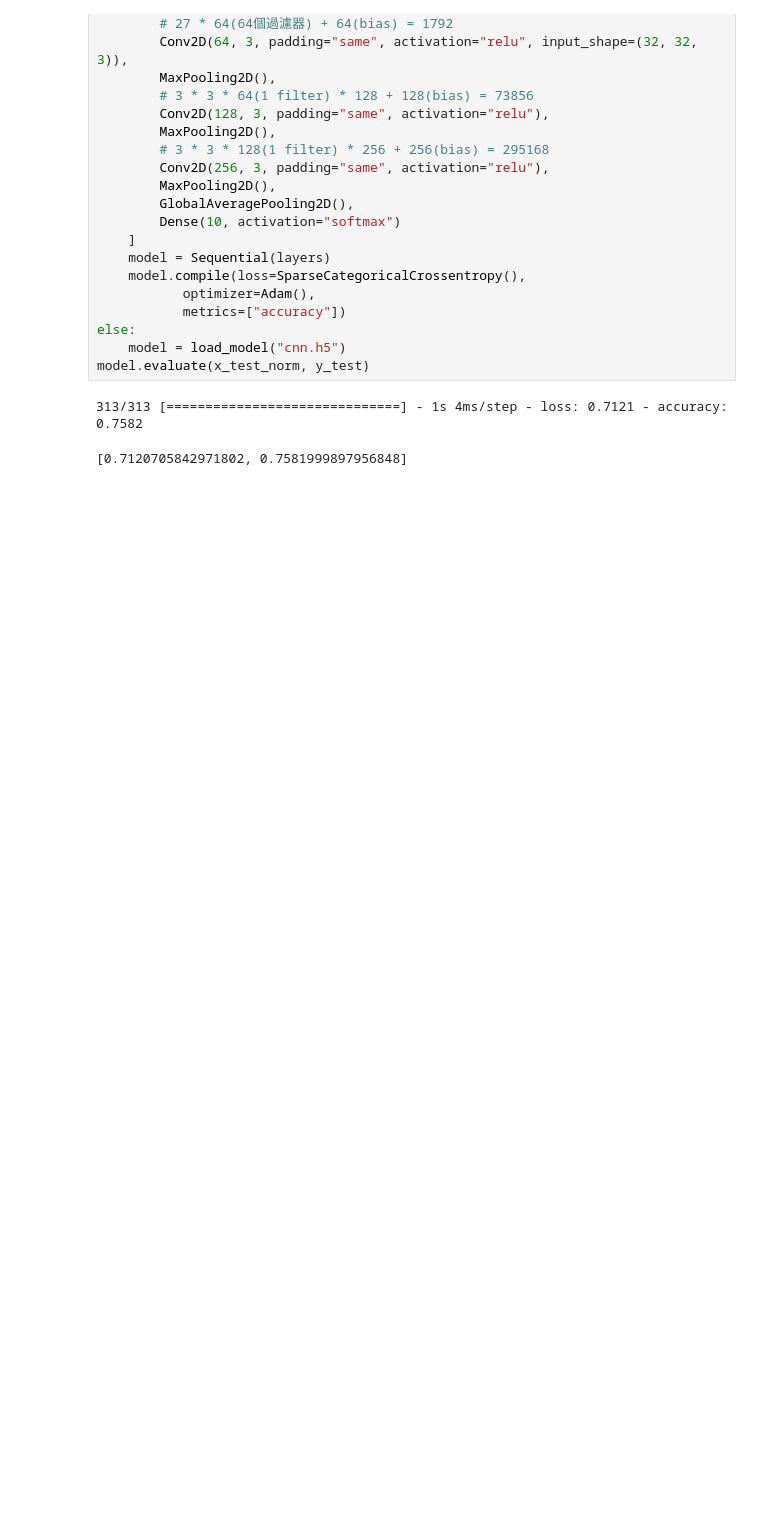
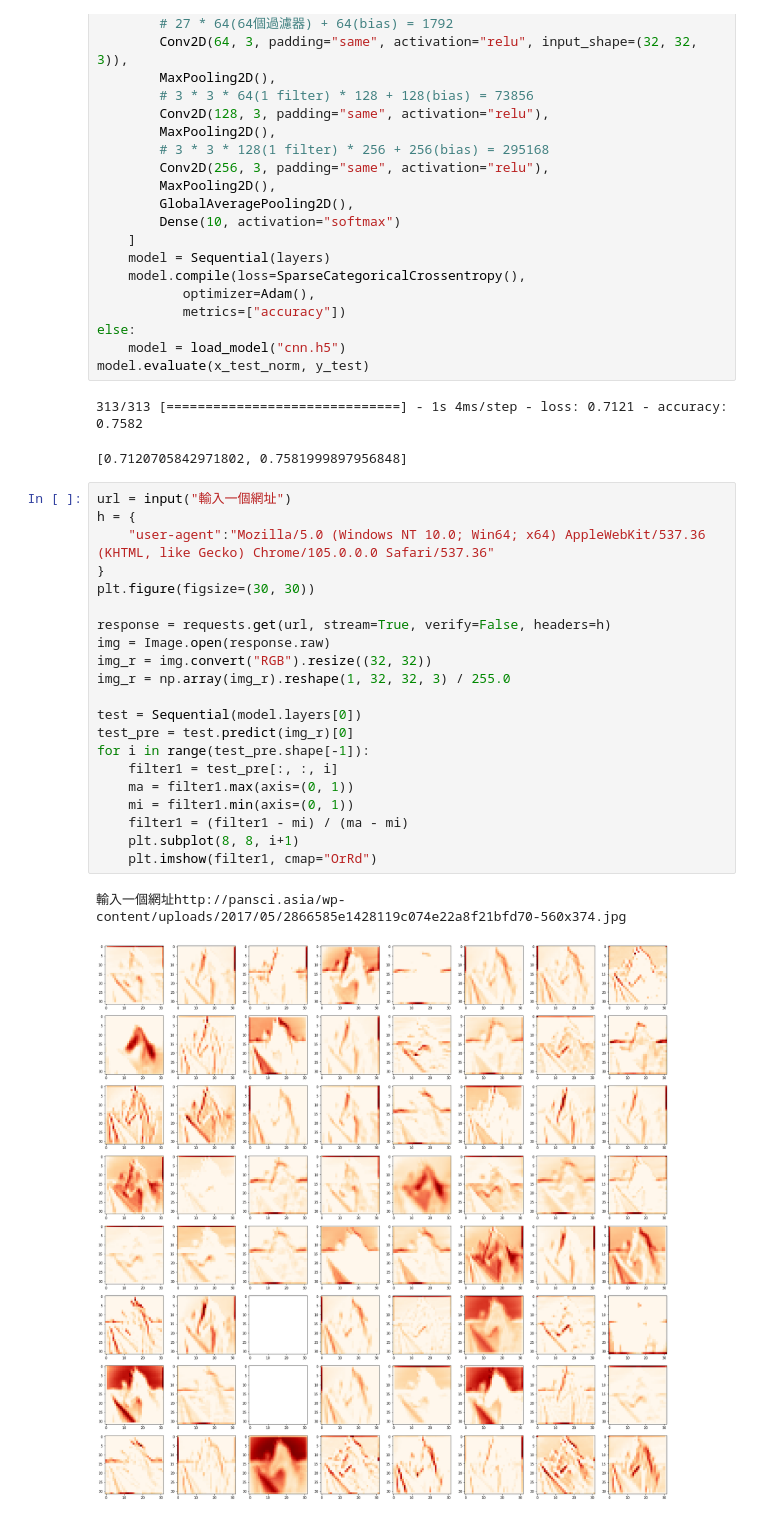
Before and after one commit to Elwing-Chou/tibaml0826, a Jupyter notebook: cnn.ipynb, the cells around one changed output. Drawn from its saved outputs; the diff is of its cells as text; blank space fills up the shorter version.

```diff
--- a/cnn.ipynb
+++ b/cnn.ipynb
@@ -300,3 +300,27 @@ model.evaluate(x_test_norm, y_test)
 # %% [output]
 313/313 [==============================] - 1s 4ms/step - loss: 0.7121 - accuracy: 0.7582
 [0.7120705842971802, 0.7581999897956848]
+# %%
+url = input("輸入一個網址")
+h = {
+    "user-agent":"Mozilla/5.0 (Windows NT 10.0; Win64; x64) AppleWebKit/537.36 (KHTML, like Gecko) Chrome/105.0.0.0 Safari/537.36"
+}
+plt.figure(figsize=(30, 30))
+
+response = requests.get(url, stream=True, verify=False, headers=h)
+img = Image.open(response.raw)
+img_r = img.convert("RGB").resize((32, 32))
+img_r = np.array(img_r).reshape(1, 32, 32, 3) / 255.0
+
+test = Sequential(model.layers[0])
+test_pre = test.predict(img_r)[0]
+for i in range(test_pre.shape[-1]):
+    filter1 = test_pre[:, :, i]
+    ma = filter1.max(axis=(0, 1))
+    mi = filter1.min(axis=(0, 1))
+    filter1 = (filter1 - mi) / (ma - mi)
+    plt.subplot(8, 8, i+1)
+    plt.imshow(filter1, cmap="OrRd")
+# %% [output]
+輸入一個網址http://pansci.asia/wp-content/uploads/2017/05/2866585e1428119c074e22a8f21bfd70-560x374.jpg
+[figure, added]
```
